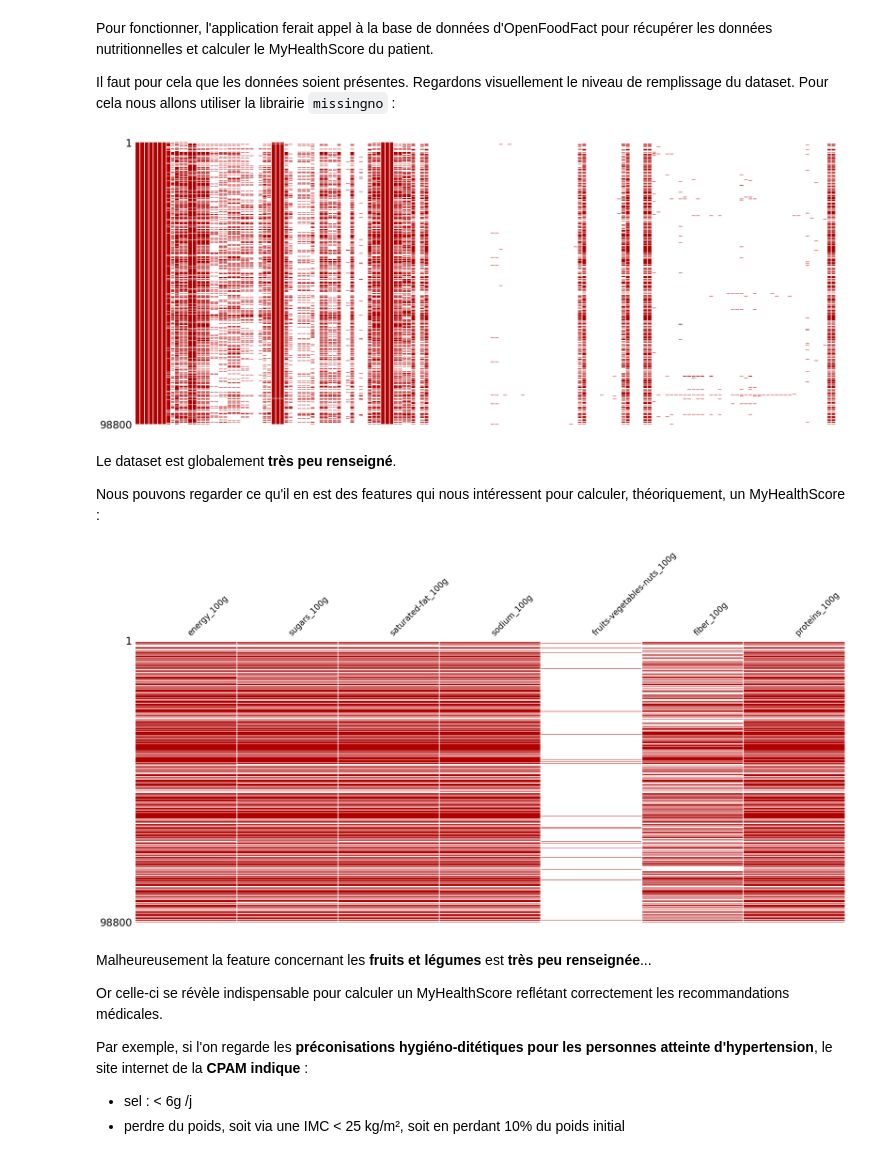
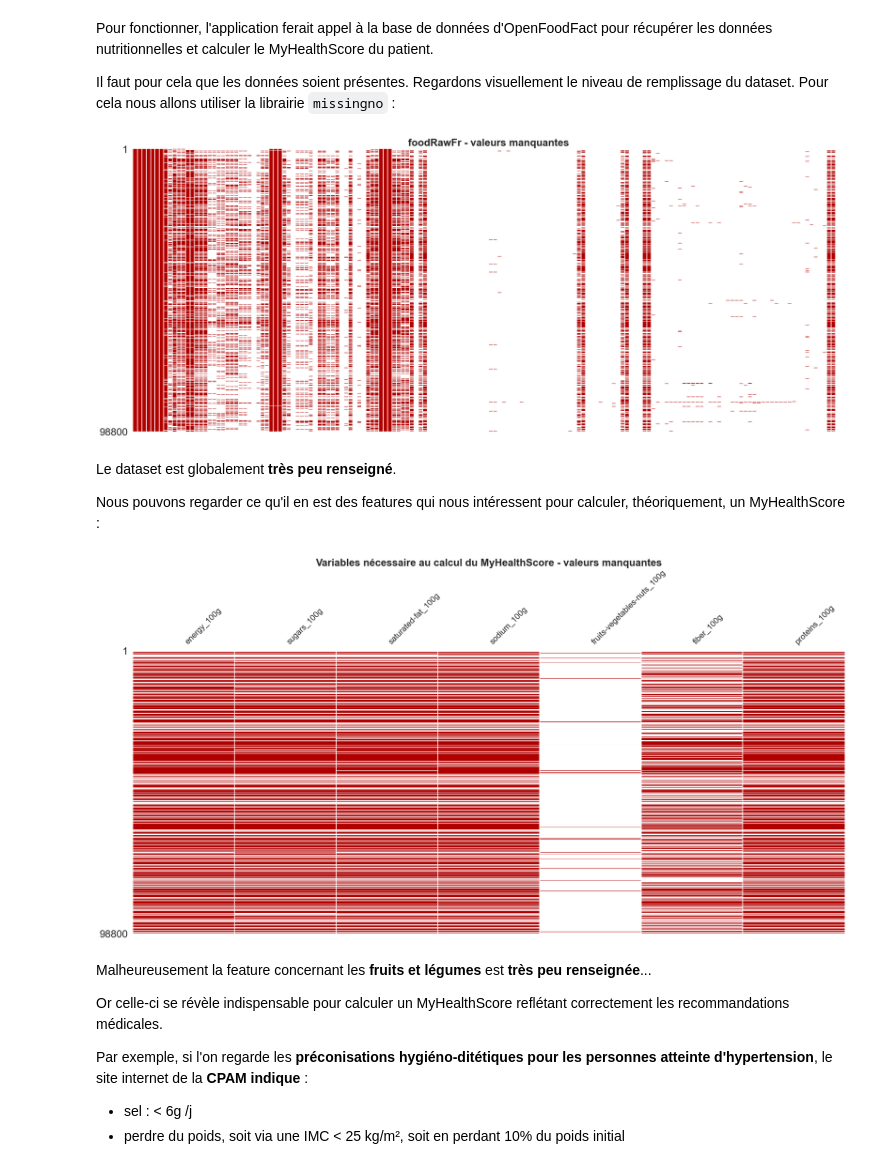
Before and after one commit to ClementPatin/OC-P3, a Jupyter notebook: Patin_Clement_1_notebook_052023.ipynb, the cells around one changed output. Drawn from its saved outputs; the diff is of its cells as text; code cells hidden in the pictures.

```diff
--- a/Patin_Clement_1_notebook_052023.ipynb
+++ b/Patin_Clement_1_notebook_052023.ipynb
@@ -274,9 +274,10 @@ Pour fonctionner, l'application ferait appel à la base de données d'OpenFoodFa
 Il faut pour cela que les données soient présentes. Regardons visuellement le niveau de remplissage du dataset. Pour cela nous allons utiliser la librairie `missingno` :
 # %%
 ms.matrix(foodRawFr,color=[0.7,0.0,0.0],sparkline=False) # dataviz of missing data
+plt.title("foodRawFr - valeurs manquantes",fontweight="bold",fontsize=20) # set legend
 plt.show()
 # %% [output]
-[figure, old version]
+[figure, new version]
 # %% [markdown]
 Le dataset est globalement **très peu renseigné**.
 
@@ -284,9 +285,10 @@ Nous pouvons regarder ce qu'il en est des features qui nous intéressent pour ca
 # %%
 theoricalFeaturesNames=["energy_100g","sugars_100g","saturated-fat_100g","sodium_100g","fruits-vegetables-nuts_100g","fiber_100g","proteins_100g"]
 ms.matrix(foodRawFr[theoricalFeaturesNames],color=[0.7,0.0,0.0],sparkline=False) # dataviz of missing data
+plt.title("Variables nécessaire au calcul du MyHealthScore - valeurs manquantes",fontweight="bold",fontsize=20) # set legend
 plt.show()
 # %% [output]
-[figure, old version]
+[figure, new version]
 # %% [markdown]
 Malheureusement la feature concernant les **fruits et légumes** est **très peu renseignée**...
 
```
Also changed, not shown: parts of 65 cells of this notebook.
